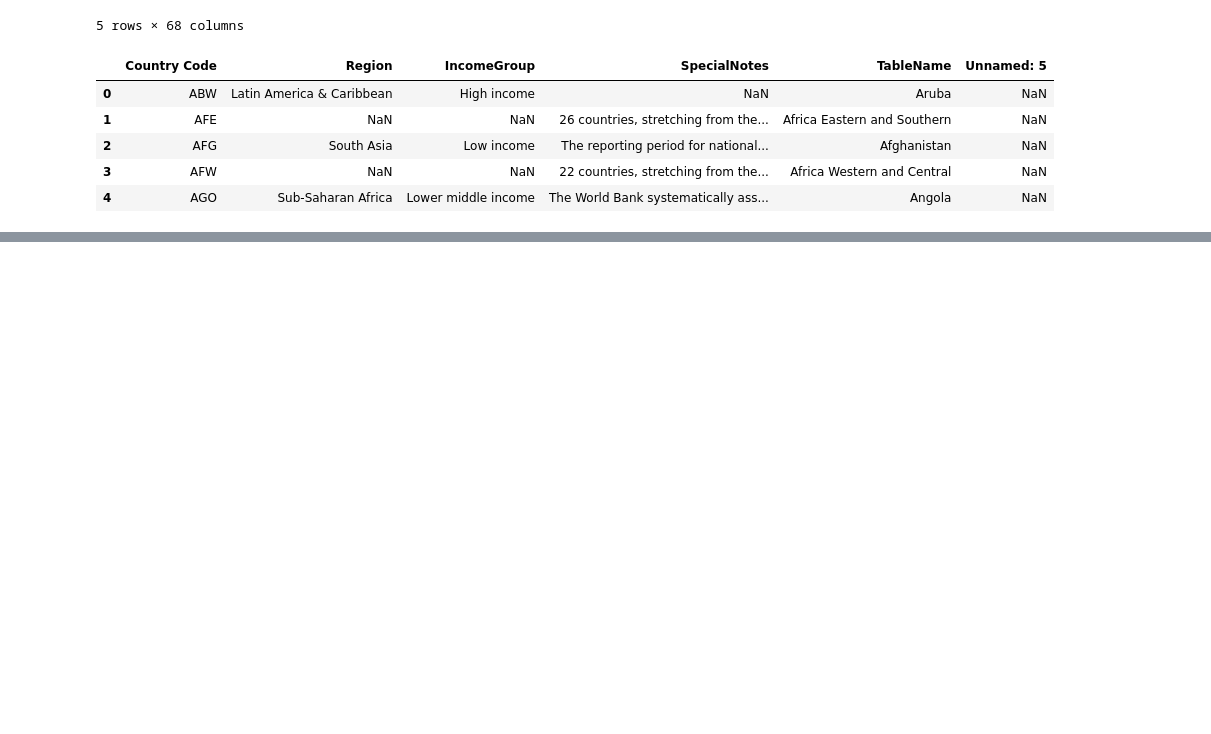
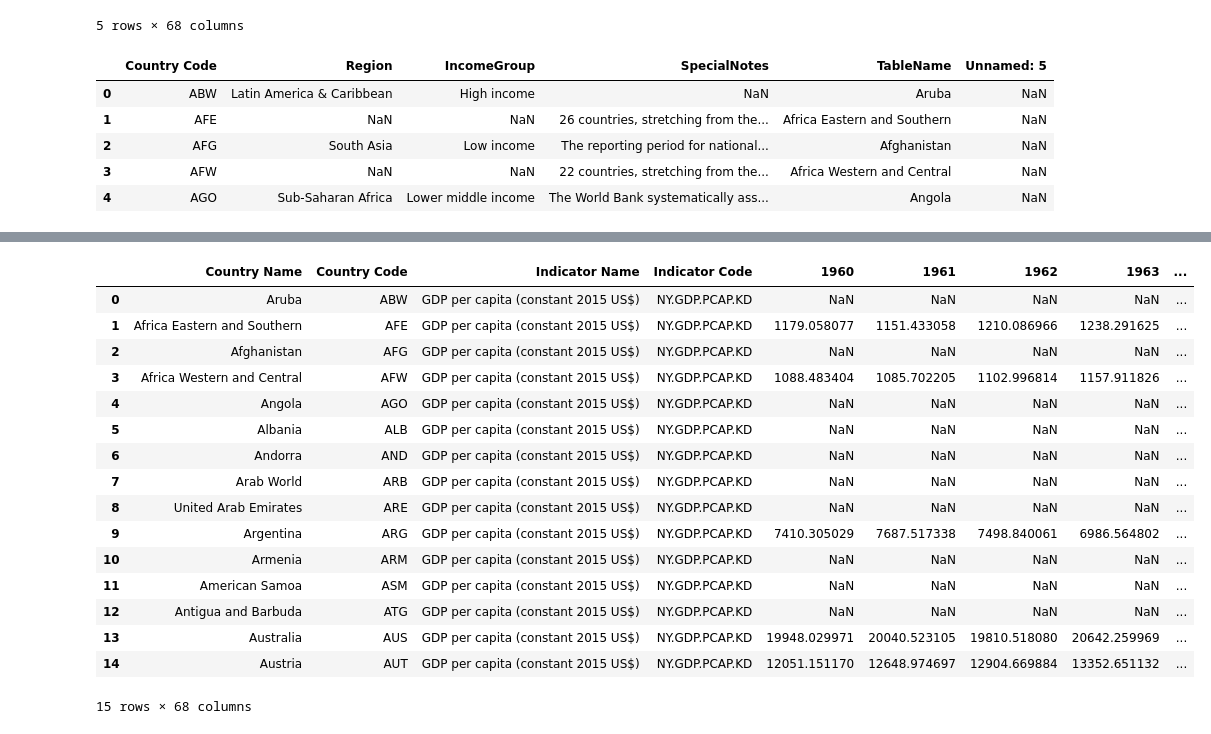
Before and after one commit to wlharr04/tourism-analysis, a Jupyter notebook: exploration.ipynb, the cells around one changed output, grey strips where cells are left out. Saved outputs shown, nothing was run; the diff lists cells and outputs as text; code cells hidden in the pictures; blank space fills up the shorter version.

```diff
--- a/exploration.ipynb
+++ b/exploration.ipynb
@@ -26,0 +106,22 @@ df_metadata_country.head()
+# %%
+df_gdp_per_capita = pd.read_csv('./data/GDP per Capita/API_NY.GDP.PCAP.KD_DS2_en_csv_v2_5994684.csv')
+
+df_gdp_per_capita.head(15)
+# %% [output]
+|  | Country Name | Country Code | Indicator Name | Indicator Code | 1960 | 1961 | 1962 | 1963 | ... |
+| 0 | Aruba | ABW | GDP per capita (constant 2015 US$) | NY.GDP.PCAP.KD | NaN | NaN | NaN | NaN | ... |
+| 1 | Africa Eastern and Southern | AFE | GDP per capita (constant 2015 US$) | NY.GDP.PCAP.KD | 1179.058077 | 1151.433058 | 1210.086966 | 1238.291625 | ... |
+| 2 | Afghanistan | AFG | GDP per capita (constant 2015 US$) | NY.GDP.PCAP.KD | NaN | NaN | NaN | NaN | ... |
+| 3 | Africa Western and Central | AFW | GDP per capita (constant 2015 US$) | NY.GDP.PCAP.KD | 1088.483404 | 1085.702205 | 1102.996814 | 1157.911826 | ... |
+| 4 | Angola | AGO | GDP per capita (constant 2015 US$) | NY.GDP.PCAP.KD | NaN | NaN | NaN | NaN | ... |
+| 5 | Albania | ALB | GDP per capita (constant 2015 US$) | NY.GDP.PCAP.KD | NaN | NaN | NaN | NaN | ... |
+| 6 | Andorra | AND | GDP per capita (constant 2015 US$) | NY.GDP.PCAP.KD | NaN | NaN | NaN | NaN | ... |
+| 7 | Arab World | ARB | GDP per capita (constant 2015 US$) | NY.GDP.PCAP.KD | NaN | NaN | NaN | NaN | ... |
+| 8 | United Arab Emirates | ARE | GDP per capita (constant 2015 US$) | NY.GDP.PCAP.KD | NaN | NaN | NaN | NaN | ... |
+| 9 | Argentina | ARG | GDP per capita (constant 2015 US$) | NY.GDP.PCAP.KD | 7410.305029 | 7687.517338 | 7498.840061 | 6986.564802 | ... |
+| 10 | Armenia | ARM | GDP per capita (constant 2015 US$) | NY.GDP.PCAP.KD | NaN | NaN | NaN | NaN | ... |
+| 11 | American Samoa | ASM | GDP per capita (constant 2015 US$) | NY.GDP.PCAP.KD | NaN | NaN | NaN | NaN | ... |
+| 12 | Antigua and Barbuda | ATG | GDP per capita (constant 2015 US$) | NY.GDP.PCAP.KD | NaN | NaN | NaN | NaN | ... |
+| 13 | Australia | AUS | GDP per capita (constant 2015 US$) | NY.GDP.PCAP.KD | 19948.029971 | 20040.523105 | 19810.518080 | 20642.259969 | ... |
+| 14 | Austria | AUT | GDP per capita (constant 2015 US$) | NY.GDP.PCAP.KD | 12051.151170 | 12648.974697 | 12904.669884 | 13352.651132 | ... |
+15 rows × 68 columns
```
Also changed, not shown: parts of 5 cells of this notebook, 6 other files.
